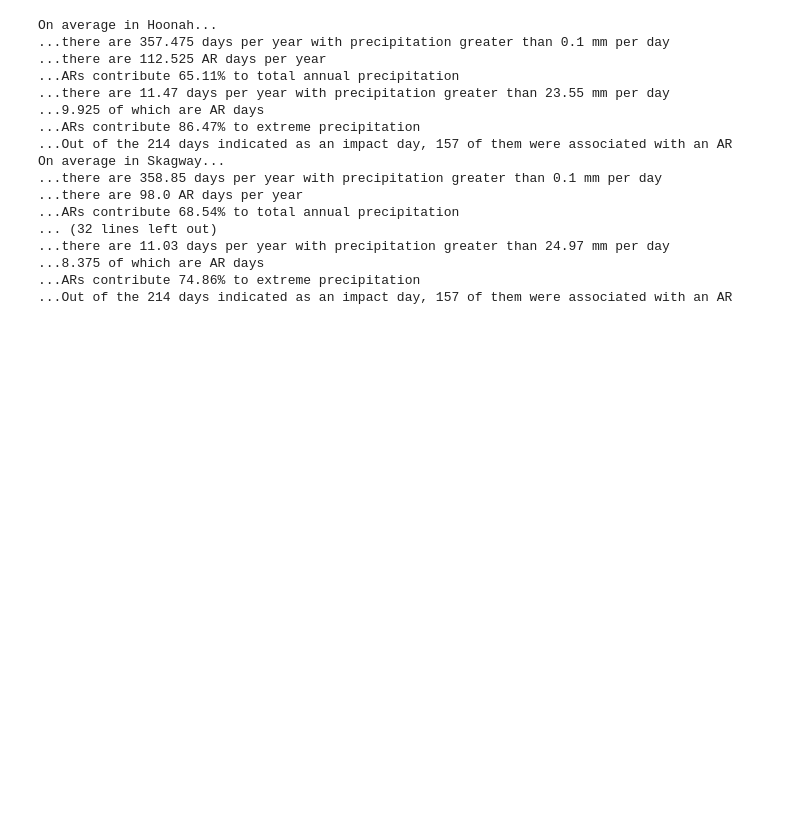
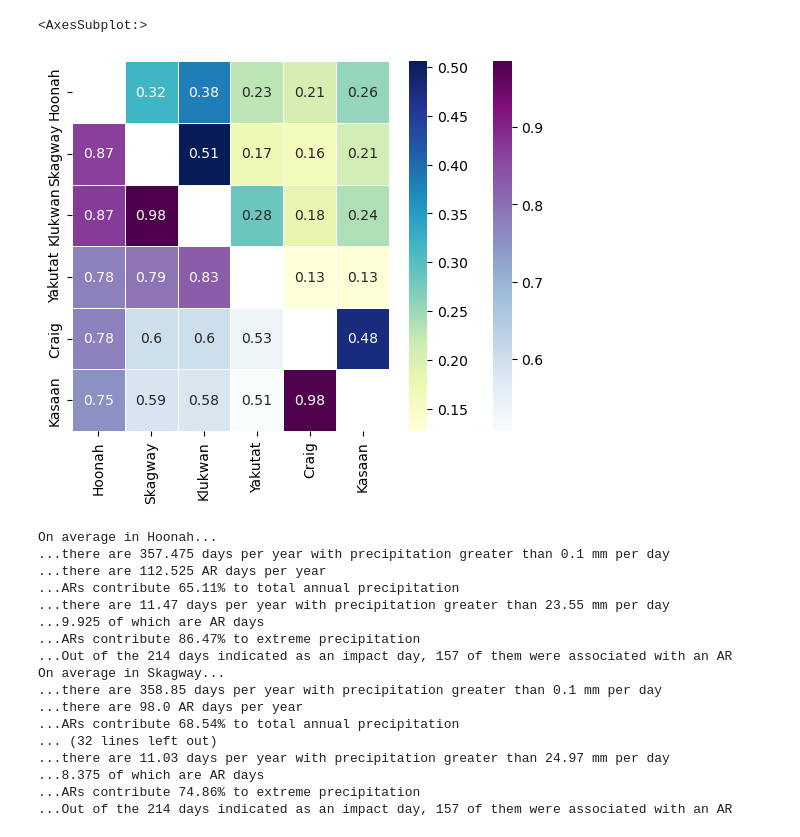
Before and after one commit to dlnash/SEAK_climatology, a Jupyter notebook: analysis/windrose_scatter.ipynb, the cells around one changed output. Drawn from its saved outputs; the diff is of its cells as text; code cells hidden in the pictures; blank space fills up the shorter version.

Commit message:
add correlation to tseries, begin modifications to elevation plots

```diff
--- a/analysis/windrose_scatter.ipynb
+++ b/analysis/windrose_scatter.ipynb
@@ -123,3 +132,19 @@ df_lst[0]
+# %%
+## make new_df that is just the percentile rank of each df
+ivt_percentile = pd.concat(percentile_lst_ivt, axis=1)
+prec_percentile = pd.concat(percentile_lst_prec, axis=1)
+## create correlation table
+ivt_corr = ivt_percentile.corr('pearson')
+prec_corr = prec_percentile.corr('pearson')
+
+matrix_0 = np.triu(ivt_corr)
+matrix_1 = np.tril(prec_corr)
+
+sns.heatmap(ivt_corr,annot=True,mask=matrix_0,cmap="BuPu", linewidth=.5, xticklabels=community_lst, yticklabels=community_lst)
+sns.heatmap(prec_corr,annot=True,mask=matrix_1,cmap="YlGnBu", linewidth=.5, xticklabels=community_lst, yticklabels=community_lst)
+# %% [output]
+<AxesSubplot:>
+[figure, added]
 # %%
 # ## plot annual climatology
 # prec_clim_lst[5].plot()
```
Also changed, not shown: parts of 16 cells of this notebook, 5 other files.
